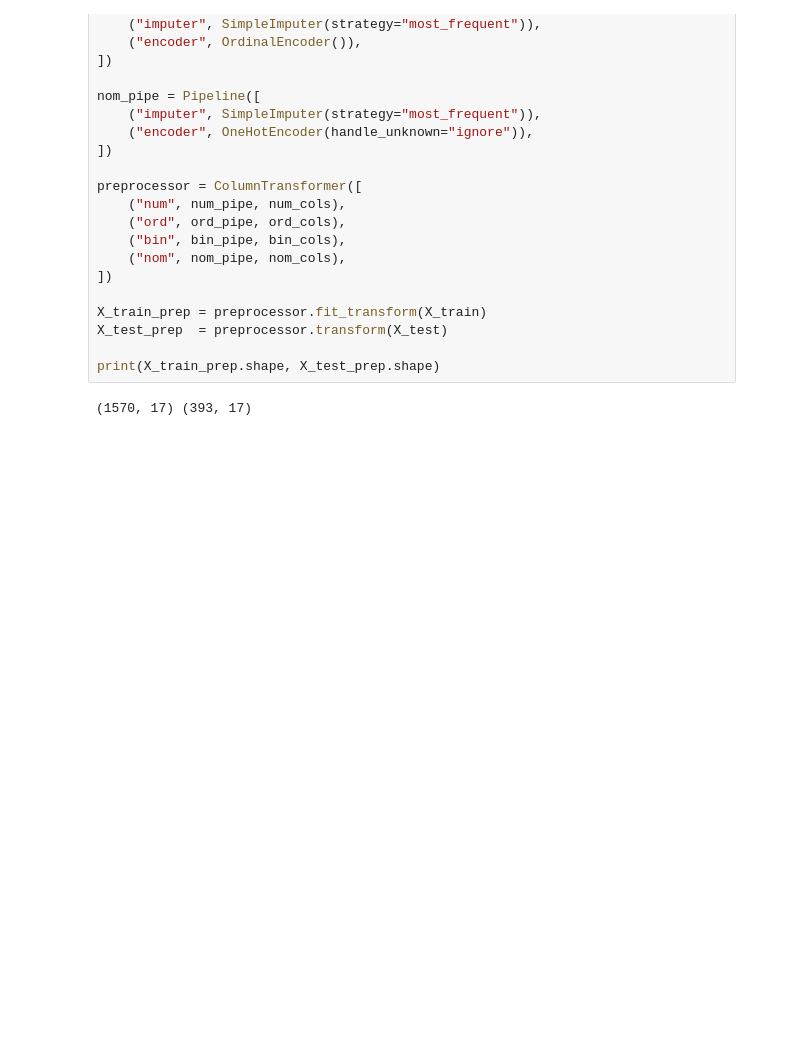
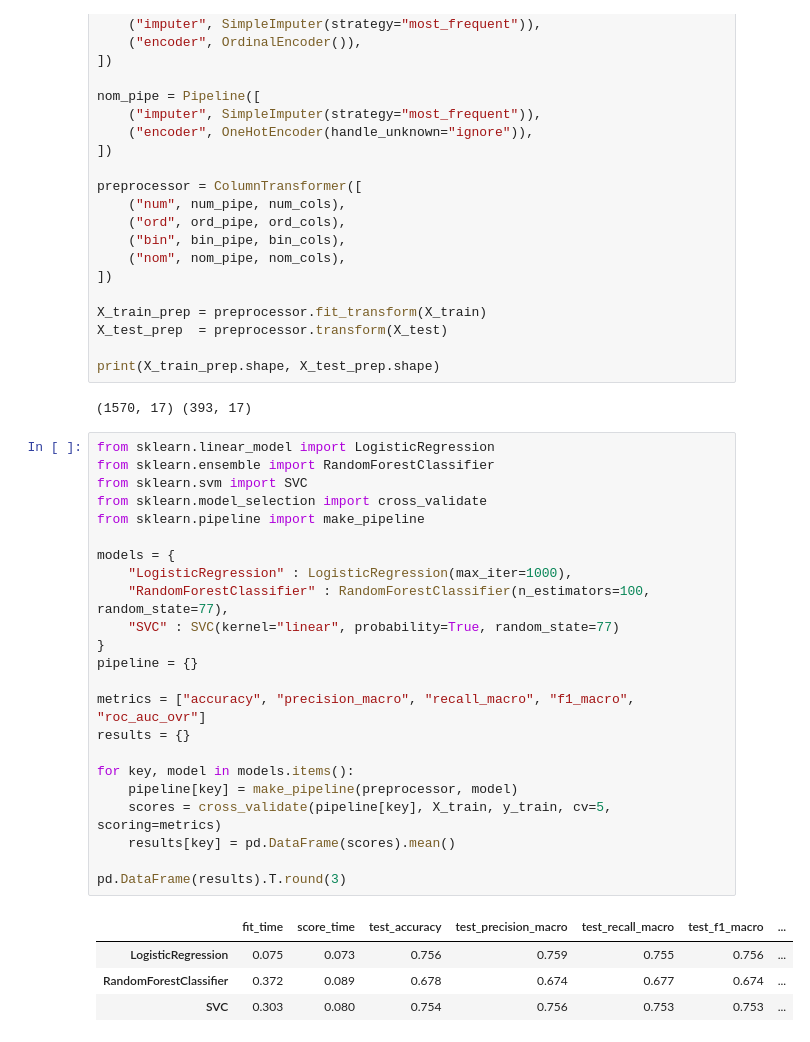
Before and after one commit to youssef-boudouar/wellsense, a Jupyter notebook: notebooks/wellsense.ipynb, the cells around one changed output. Cells and saved outputs as stored; diff of their text form; blank space fills up the shorter version.

Commit message:
feat(models): compare classifiers with 5-fold cross-validation

```diff
--- a/notebooks/wellsense.ipynb
+++ b/notebooks/wellsense.ipynb
@@ -317,3 +317,31 @@ X_test_prep  = preprocessor.transform(X_test)
 print(X_train_prep.shape, X_test_prep.shape)
 # %% [output]
 (1570, 17) (393, 17)
+# %%
+from sklearn.linear_model import LogisticRegression
+from sklearn.ensemble import RandomForestClassifier
+from sklearn.svm import SVC
+from sklearn.model_selection import cross_validate
+from sklearn.pipeline import make_pipeline
+
+models = {
+    "LogisticRegression" : LogisticRegression(max_iter=1000),
+    "RandomForestClassifier" : RandomForestClassifier(n_estimators=100, random_state=77),
+    "SVC" : SVC(kernel="linear", probability=True, random_state=77)
+}
+pipeline = {}
+
+metrics = ["accuracy", "precision_macro", "recall_macro", "f1_macro", "roc_auc_ovr"]
+results = {}
+
+for key, model in models.items():
+    pipeline[key] = make_pipeline(preprocessor, model)
+    scores = cross_validate(pipeline[key], X_train, y_train, cv=5, scoring=metrics)
+    results[key] = pd.DataFrame(scores).mean()
+
+pd.DataFrame(results).T.round(3)
+# %% [output]
+|  | fit_time | score_time | test_accuracy | test_precision_macro | test_recall_macro | test_f1_macro | ... |
+| LogisticRegression | 0.075 | 0.073 | 0.756 | 0.759 | 0.755 | 0.756 | ... |
+| RandomForestClassifier | 0.372 | 0.089 | 0.678 | 0.674 | 0.677 | 0.674 | ... |
+| SVC | 0.303 | 0.080 | 0.754 | 0.756 | 0.753 | 0.753 | ... |
```
